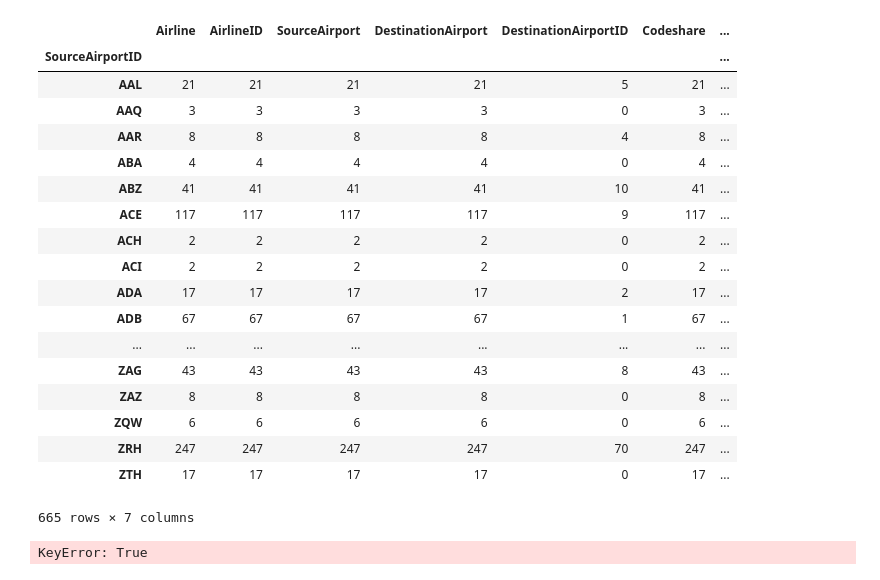
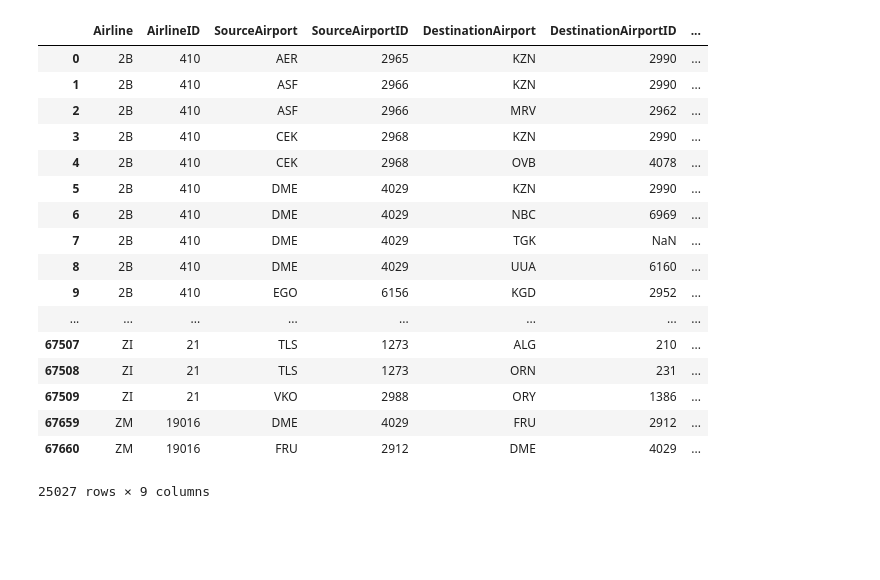
Before and after one commit to yanafedorchuk/PythonPractice, a Jupyter notebook: airportsDF.ipynb, the cells around one changed output. Drawn from its saved outputs; the diff is of its cells as text; code cells hidden in the pictures; blank space fills up the shorter version.

```diff
--- a/airportsDF.ipynb
+++ b/airportsDF.ipynb
@@ -102,6 +102,5 @@ air_eu
 | 7121 | 11992 | Zhigansk Airport | Zhigansk | Russia | ZIX | UWKV | 66.796501 | 123.361000 | 292 | NaN | ... |
 1066 rows × 14 columns
 # %%
-route = pd.read_csv('routes.csv',names = ['Airline', 'AirlineID', 'SourceAirport', 'SourceAirportID', 'DestinationAirport', 'DestinationAirportID', 'Codeshare', 'StopsEquipment'])
+route = pd.read_csv('routes.csv',names = ['Airline', 'AirlineID', 'SourceAirport', 'SourceAirportID', 'DestinationAirport', 'DestinationAirportID', 'Codeshare', 'Stops', 'Equipment'])
 route1=route.replace('\\N',NA)
-route1
@@ -127,28 +107,22 @@ route1
-# %%
-rs=route1[route1['SourceAirportID'].isin(air_eu['SourceAirportID'])]
-air_count=rs.groupby('SourceAirportID').count()
-air_count
-# %% [output]
-|  | Airline | AirlineID | SourceAirport | DestinationAirport | DestinationAirportID | Codeshare | ... |
-| SourceAirportID |  |  |  |  |  |  | ... |
-| AAL | 21 | 21 | 21 | 21 | 5 | 21 | ... |
-| AAQ | 3 | 3 | 3 | 3 | 0 | 3 | ... |
-| AAR | 8 | 8 | 8 | 8 | 4 | 8 | ... |
-| ABA | 4 | 4 | 4 | 4 | 0 | 4 | ... |
-| ABZ | 41 | 41 | 41 | 41 | 10 | 41 | ... |
-| ACE | 117 | 117 | 117 | 117 | 9 | 117 | ... |
-| ACH | 2 | 2 | 2 | 2 | 0 | 2 | ... |
-| ACI | 2 | 2 | 2 | 2 | 0 | 2 | ... |
-| ADA | 17 | 17 | 17 | 17 | 2 | 17 | ... |
-| ADB | 67 | 67 | 67 | 67 | 1 | 67 | ... |
-| ... | ... | ... | ... | ... | ... | ... | ... |
-| ZAG | 43 | 43 | 43 | 43 | 8 | 43 | ... |
-| ZAZ | 8 | 8 | 8 | 8 | 0 | 8 | ... |
-| ZQW | 6 | 6 | 6 | 6 | 0 | 6 | ... |
-| ZRH | 247 | 247 | 247 | 247 | 70 | 247 | ... |
-| ZTH | 17 | 17 | 17 | 17 | 0 | 17 | ... |
-665 rows × 7 columns
-# %%
-air_count.merge(air_eu, how='inner', left_on=True, right_on=True, left_index=True)
-# %% [output]
-KeyError: True
+# %%
+route_eu=route1[(route1['SourceAirport'].isin(air_eu['IATA']))|(route1['DestinationAirport'].isin(air_eu['IATA']))]
+route_eu
+# %% [output]
+|  | Airline | AirlineID | SourceAirport | SourceAirportID | DestinationAirport | DestinationAirportID | ... |
+| 0 | 2B | 410 | AER | 2965 | KZN | 2990 | ... |
+| 1 | 2B | 410 | ASF | 2966 | KZN | 2990 | ... |
+| 2 | 2B | 410 | ASF | 2966 | MRV | 2962 | ... |
+| 3 | 2B | 410 | CEK | 2968 | KZN | 2990 | ... |
+| 4 | 2B | 410 | CEK | 2968 | OVB | 4078 | ... |
+| 5 | 2B | 410 | DME | 4029 | KZN | 2990 | ... |
+| 6 | 2B | 410 | DME | 4029 | NBC | 6969 | ... |
+| 7 | 2B | 410 | DME | 4029 | TGK | NaN | ... |
+| 8 | 2B | 410 | DME | 4029 | UUA | 6160 | ... |
+| 9 | 2B | 410 | EGO | 6156 | KGD | 2952 | ... |
+| ... | ... | ... | ... | ... | ... | ... | ... |
+| 67507 | ZI | 21 | TLS | 1273 | ALG | 210 | ... |
+| 67508 | ZI | 21 | TLS | 1273 | ORN | 231 | ... |
+| 67509 | ZI | 21 | VKO | 2988 | ORY | 1386 | ... |
+| 67659 | ZM | 19016 | DME | 4029 | FRU | 2912 | ... |
+| 67660 | ZM | 19016 | FRU | 2912 | DME | 4029 | ... |
+25027 rows × 9 columns
```
Also changed, not shown: parts of 10 cells of this notebook.
